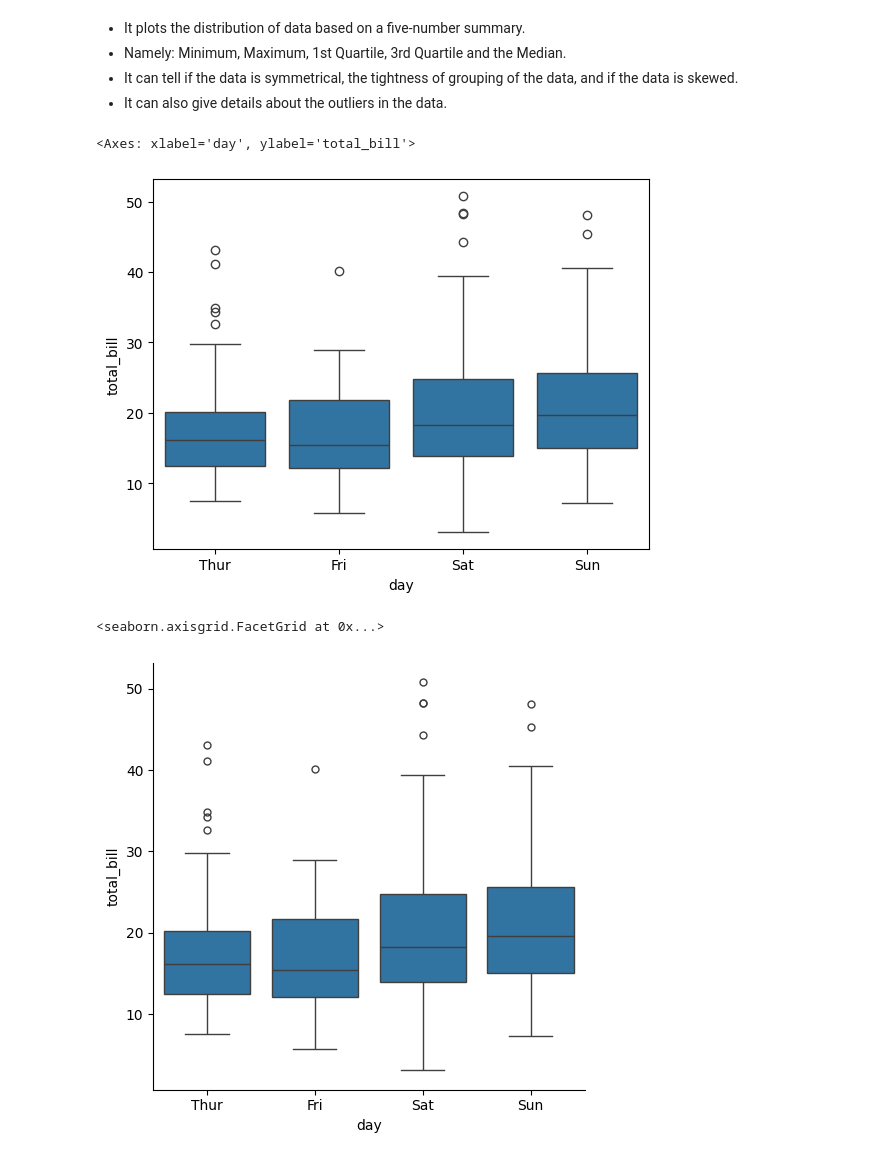
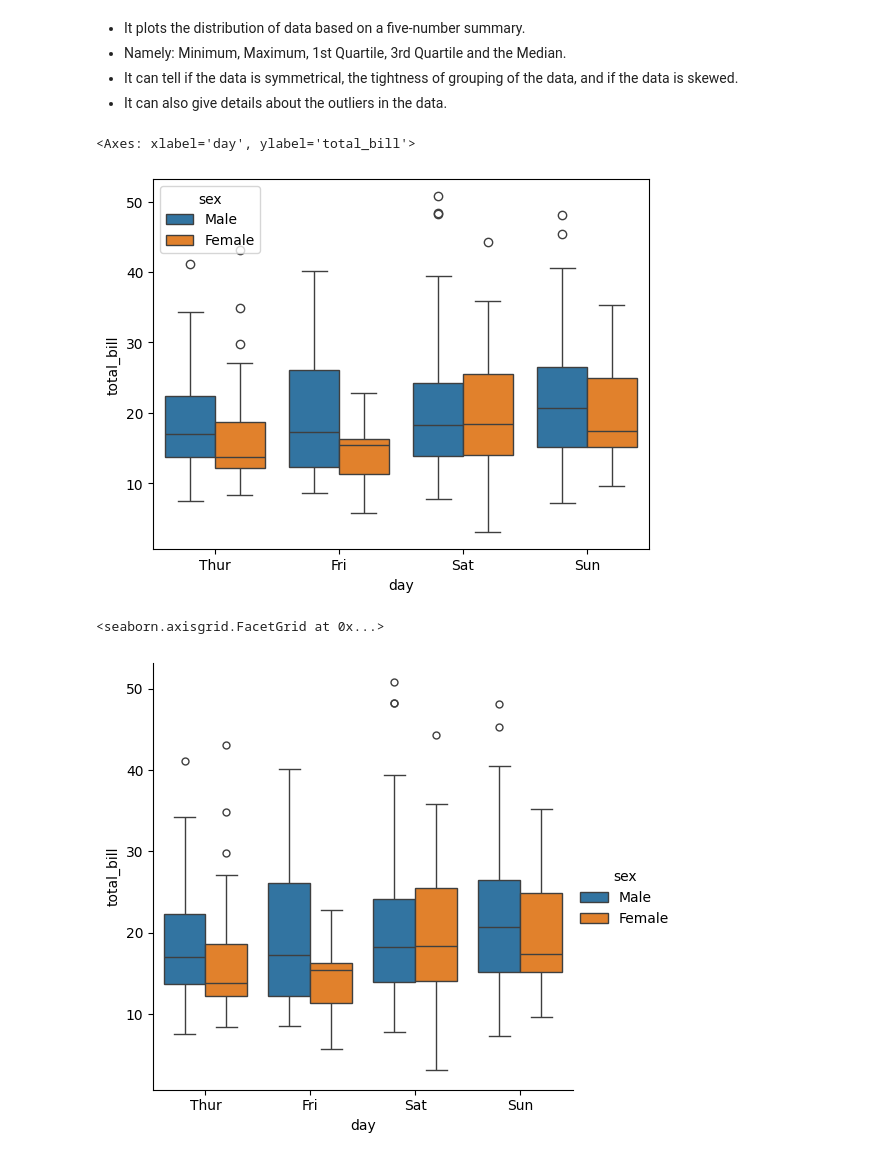
Before and after one commit to SajalK326/Python-Libraries-Fundamentals, a Jupyter notebook: Seaborn_tutorial/seaborn_tutorial.ipynb, the cells around one changed output. Saved outputs shown, nothing was run; the diff lists cells and outputs as text; code cells hidden in the pictures.

```diff
--- a/Seaborn_tutorial/seaborn_tutorial.ipynb
+++ b/Seaborn_tutorial/seaborn_tutorial.ipynb
@@ -436,12 +436,14 @@ sns.catplot(data=tips, x='day', y='total_bill', kind='swarm')
 - It can tell if the data is symmetrical, the tightness of grouping of the data, and if the data is skewed.
 - It can also give details about the outliers in the data.
 # %%
-sns.boxplot(data=tips, x='day', y='total_bill')
+# Axes level function
+sns.boxplot(data=tips, x='day', y='total_bill', hue='sex')
 # %% [output]
 <Axes: xlabel='day', ylabel='total_bill'>
-[figure, old version]
+[figure, new version]
 # %%
-sns.catplot(data=tips, x='day', y='total_bill', kind='box')
+# Figure level function
+sns.catplot(data=tips, x='day', y='total_bill', kind='box', hue='sex')
 # %% [output]
 <seaborn.axisgrid.FacetGrid at 0x...>
-[figure, old version]
+[figure, new version]
```
Also changed, not shown: parts of 48 cells of this notebook.
